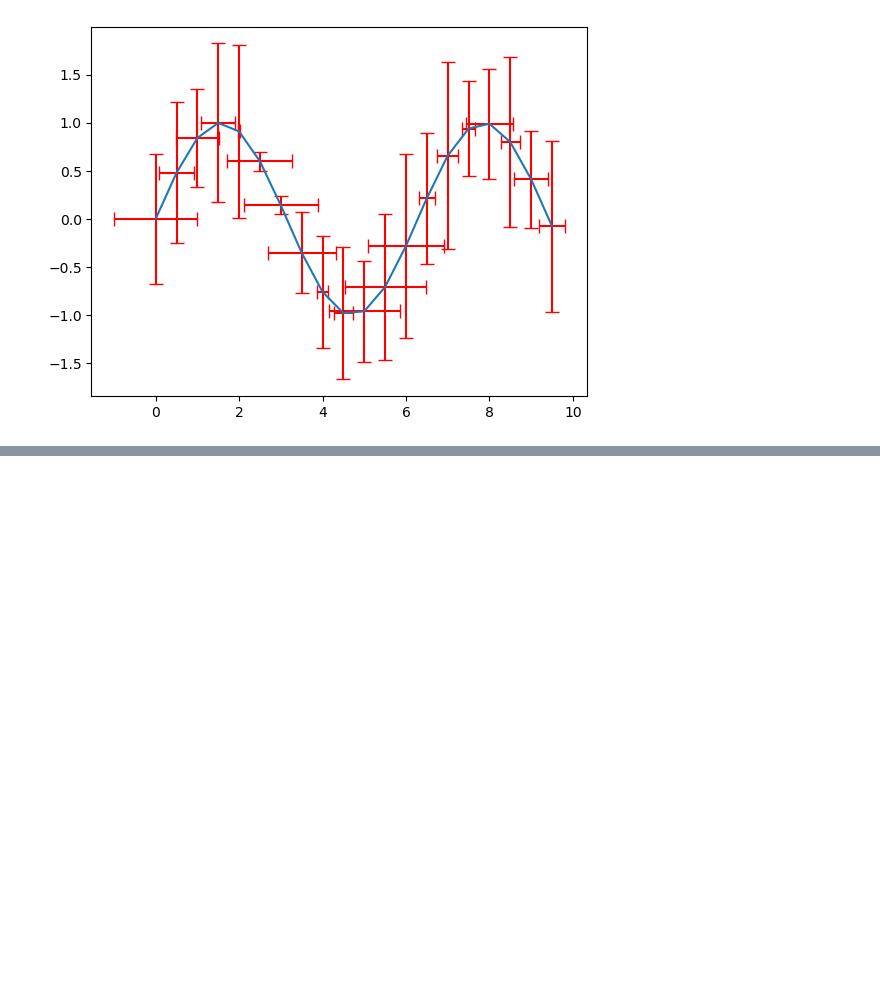
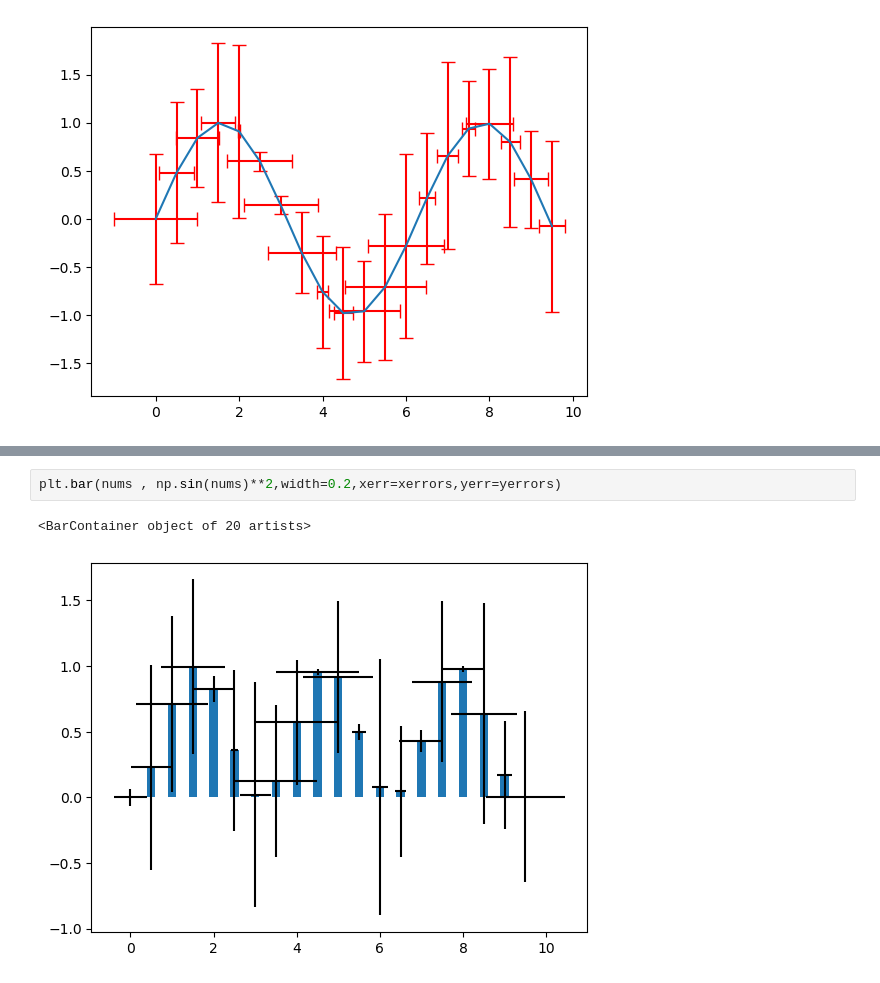
Before and after one commit to yashraj-shri17/GENERAL-STUFF, a Jupyter notebook: MatPlot-1.ipynb, the cells around one changed output, grey strips where cells are left out. Cells and saved outputs as stored; diff of their text form; blank space fills up the shorter version.

```diff
--- a/MatPlot-1.ipynb
+++ b/MatPlot-1.ipynb
@@ -382,0 +388,5 @@ plt.errorbar(nums , np.sin(nums),xerr = xerrors , yerr = yerrors , ecolor='red',
+# %%
+plt.bar(nums , np.sin(nums)**2,width=0.2,xerr=xerrors,yerr=yerrors)
+# %% [output]
+<BarContainer object of 20 artists>
+[figure, added]
```
Also changed, not shown: parts of 7 cells of this notebook.
